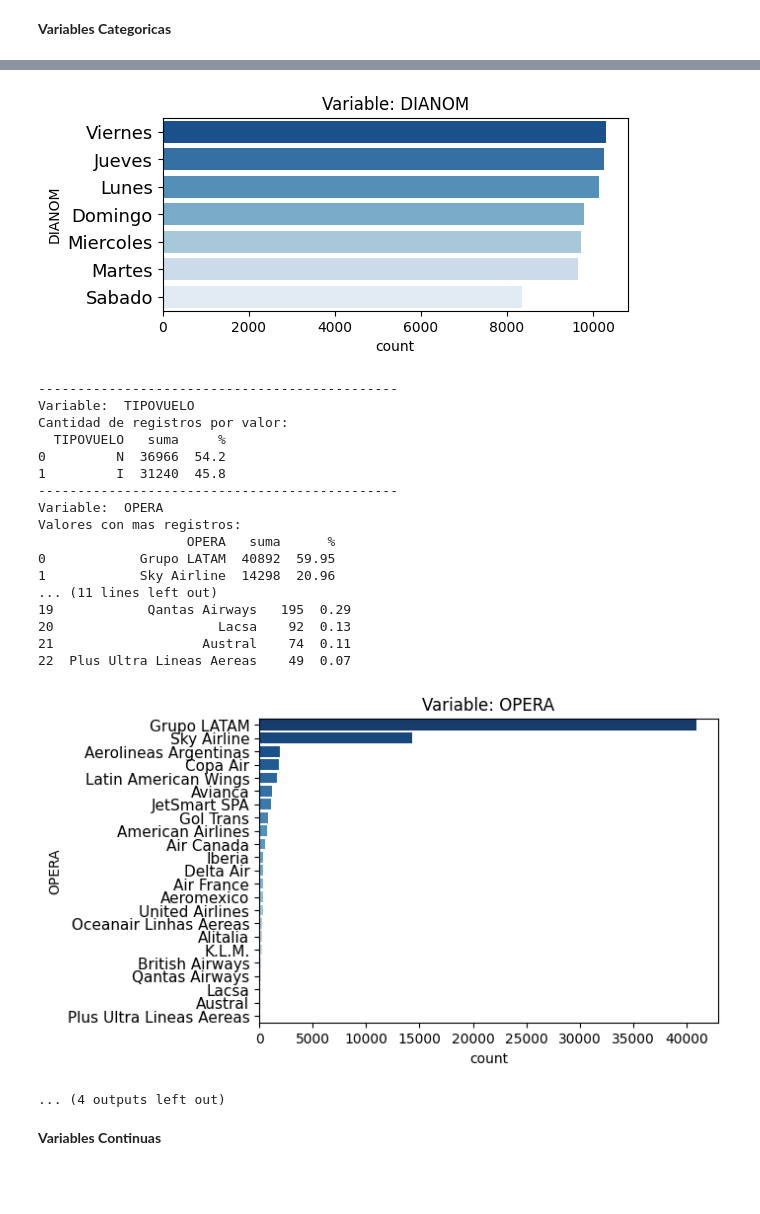
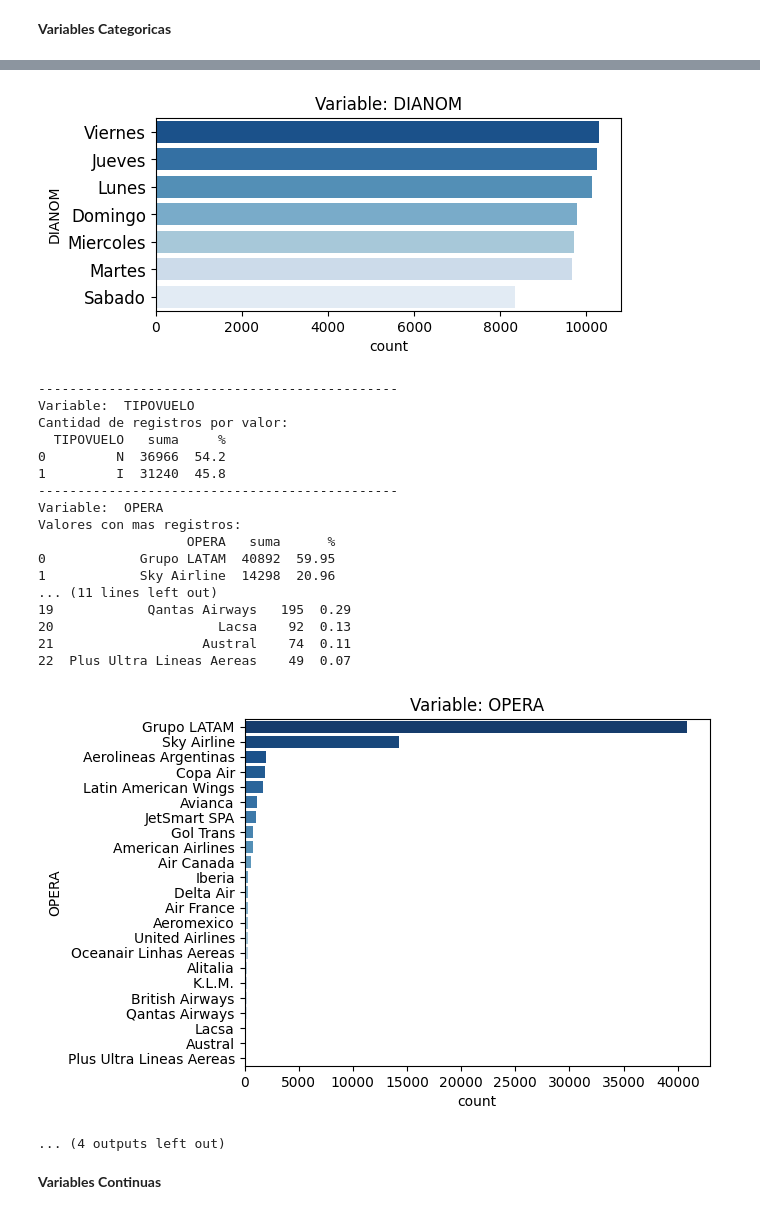
Before and after one commit to Mishagk/LATAM-Desafio-DS, a Jupyter notebook: solution.ipynb, the cells around one changed output, grey strips where cells are left out. Drawn from its saved outputs; the diff is of its cells as text; code cells hidden in the pictures; blank space fills up the shorter version.

```diff
--- a/solution.ipynb
+++ b/solution.ipynb
@@ -626,10 +626,10 @@ for variable in datacat.columns.tolist():
     # Determinar aspectos de tamaño de la figura y tamaño de letra
     if(cantidad < 10):
         figy = 2.5
-        fontsize = 13.0
+        fontsize = 12.0
     elif(cantidad < 25):
-        figy = 4.0
-        fontsize = 11.0
+        figy = 4.5
+        fontsize = 10.0
     elif(cantidad < 45):
         figy = 6.0
         fontsize = 8.5
@@ -721,35 +721,35 @@ Valores con mas registros:
 31   TPU     2  0.00
 [figure]
 ----------------------------------------------
 Variable:  DIANOM
 Cantidad de registros por valor:
       DIANOM   suma      %
 0    Viernes  10292  15.09
 1     Jueves  10251  15.03
 2      Lunes  10131  14.85
 3    Domingo   9796  14.36
 4  Miercoles   9722  14.25
 5     Martes   9662  14.17
 6     Sabado   8352  12.25
-[figure, old version]
+[figure, new version]
 ----------------------------------------------
 Variable:  TIPOVUELO
 Cantidad de registros por valor:
   TIPOVUELO   suma     %
 0         N  36966  54.2
 1         I  31240  45.8
 ----------------------------------------------
 Variable:  OPERA
 Valores con mas registros:
                    OPERA   suma      %
 0            Grupo LATAM  40892  59.95
 1            Sky Airline  14298  20.96
 ... (11 lines left out)
 19            Qantas Airways   195  0.29
 20                     Lacsa    92  0.13
 21                   Austral    74  0.11
 22  Plus Ultra Lineas Aereas    49  0.07
-[figure, old version]
+[figure, new version]
 ... (4 outputs left out)
 # %% [markdown]
 <b>Variables Continuas
```
